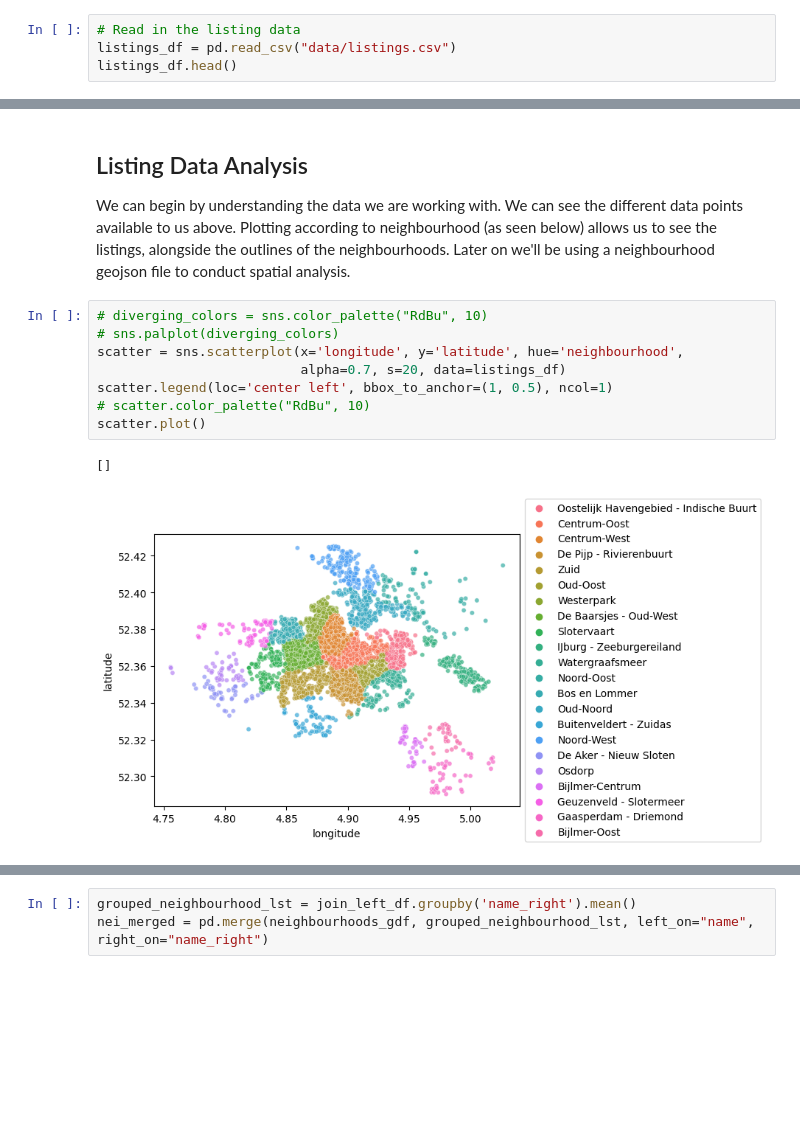
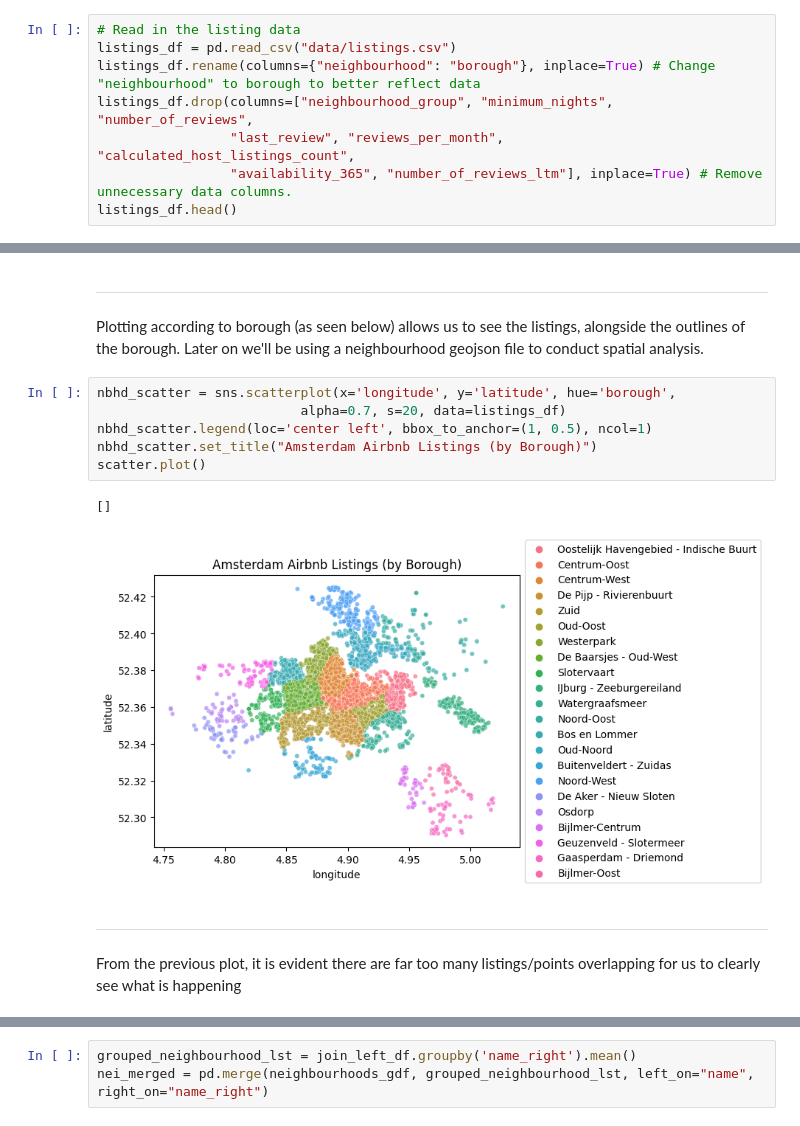
Before and after one commit to JuanesLamilla/explore_ams_airbnb, a Jupyter notebook: analysis.ipynb, the cells around one changed output, grey strips where cells are left out. Cells and saved outputs as stored; diff of their text form; blank space fills up the shorter version.

```diff
--- a/analysis.ipynb
+++ b/analysis.ipynb
@@ -17,5 +30,9 @@ from pysal.lib import weights  # Spatial weights
 # %%
 # Read in the listing data
 listings_df = pd.read_csv("data/listings.csv")
+listings_df.rename(columns={"neighbourhood": "borough"}, inplace=True) # Change "neighbourhood" to borough to better reflect data
+listings_df.drop(columns=["neighbourhood_group", "minimum_nights", "number_of_reviews",
+                 "last_review", "reviews_per_month", "calculated_host_listings_count",
+                 "availability_365", "number_of_reviews_ltm"], inplace=True) # Remove unnecessary data columns.
 listings_df.head()
 # %% [output]
@@ -48,15 +75,15 @@ Length: 5963, dtype: int64
 # %% [markdown]
-## Listing Data Analysis
-
-We can begin by understanding the data we are working with. We can see the different data points available to us above. Plotting according to neighbourhood (as seen below) allows us to see the listings, alongside the outlines of the neighbourhoods. Later on we'll be using a neighbourhood geojson file to conduct spatial analysis.
+___
+Plotting according to borough (as seen below) allows us to see the listings, alongside the outlines of the borough. Later on we'll be using a neighbourhood geojson file to conduct spatial analysis.
 # %%
-# diverging_colors = sns.color_palette("RdBu", 10)
-# sns.palplot(diverging_colors)
-scatter = sns.scatterplot(x='longitude', y='latitude', hue='neighbourhood',
+nbhd_scatter = sns.scatterplot(x='longitude', y='latitude', hue='borough',
                           alpha=0.7, s=20, data=listings_df)
-scatter.legend(loc='center left', bbox_to_anchor=(1, 0.5), ncol=1)
-# scatter.color_palette("RdBu", 10)
+nbhd_scatter.legend(loc='center left', bbox_to_anchor=(1, 0.5), ncol=1)
+nbhd_scatter.set_title("Amsterdam Airbnb Listings (by Borough)")
 scatter.plot()
 # %% [output]
 []
-[figure, old version]
+[figure, new version]
+# %% [markdown]
+___
+From the previous plot, it is evident there are far too many listings/points overlapping for us to clearly see what is happening
```
Also changed, not shown: parts of 24 cells of this notebook.
